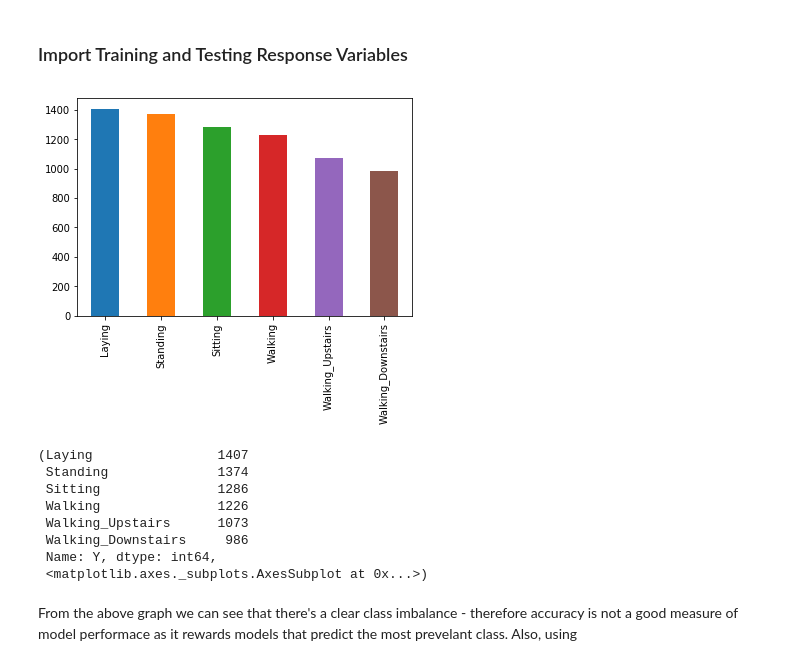
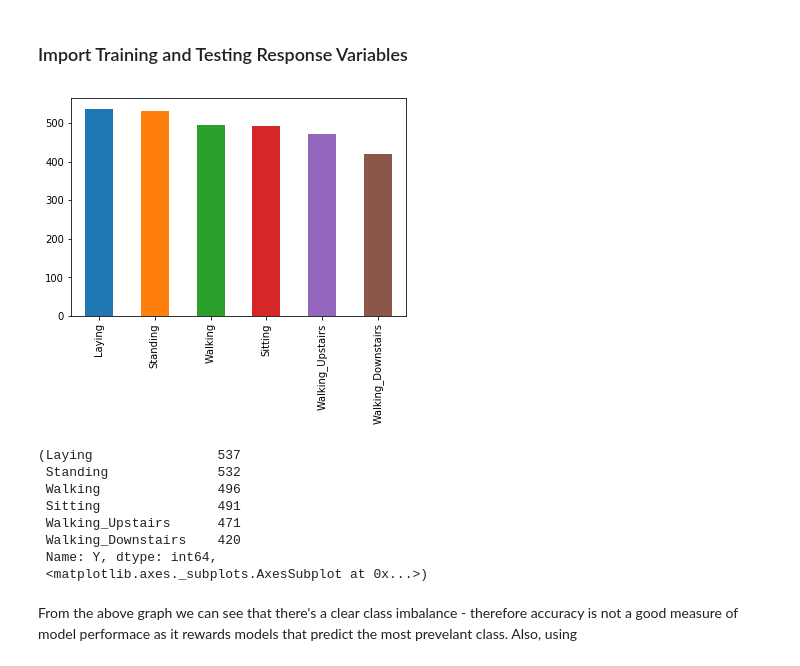
Before and after one commit to Ragyi/human_activity_recognition, a Jupyter notebook: human_activity_recognition.ipynb, the cells around one changed output. Saved outputs shown, nothing was run; the diff lists cells and outputs as text; code cells hidden in the pictures.

```diff
--- a/human_activity_recognition.ipynb
+++ b/human_activity_recognition.ipynb
@@ -193,15 +145,15 @@ def freqViz(df):
     plt.show()
     return g , h
 # %%
-freqViz(yTrain)
+freqViz(yTest)
 # %% [output]
-[figure, old version]
+[figure, new version]
-(Laying                1407
- Standing              1374
- Sitting               1286
- Walking               1226
- Walking_Upstairs      1073
- Walking_Downstairs     986
+(Laying                537
+ Standing              532
+ Walking               496
+ Sitting               491
+ Walking_Upstairs      471
+ Walking_Downstairs    420
  Name: Y, dtype: int64,
  <matplotlib.axes._subplots.AxesSubplot at 0x...>)
 # %% [markdown]
```
Also changed, not shown: parts of 22 cells of this notebook.
